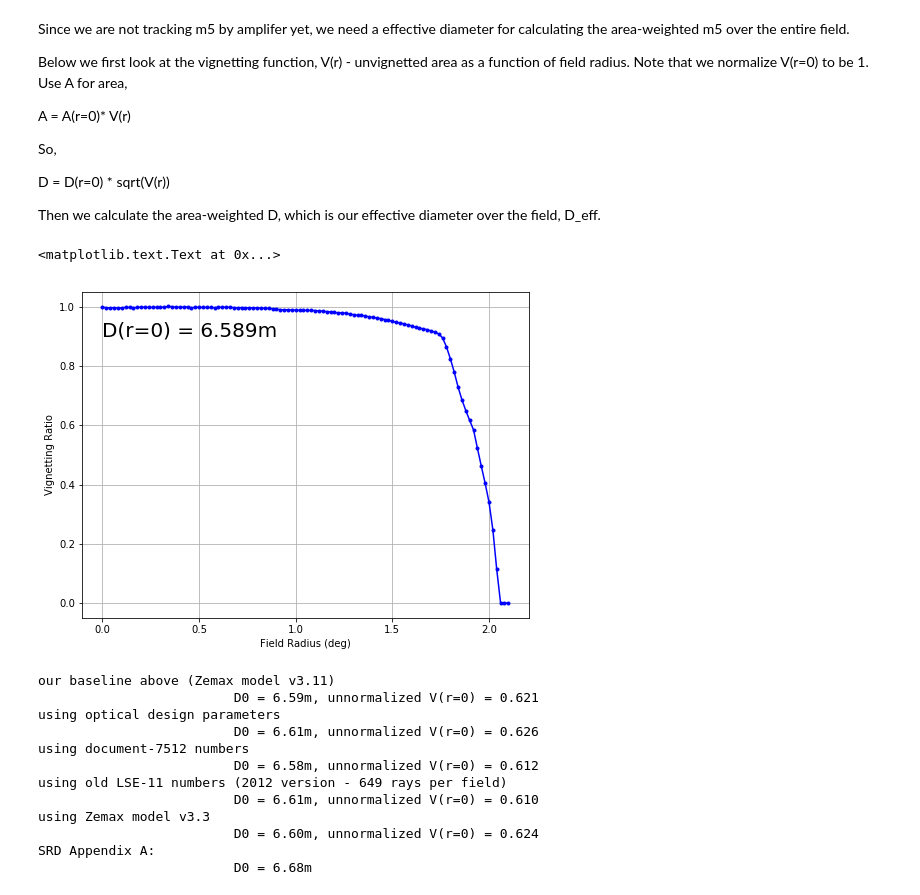
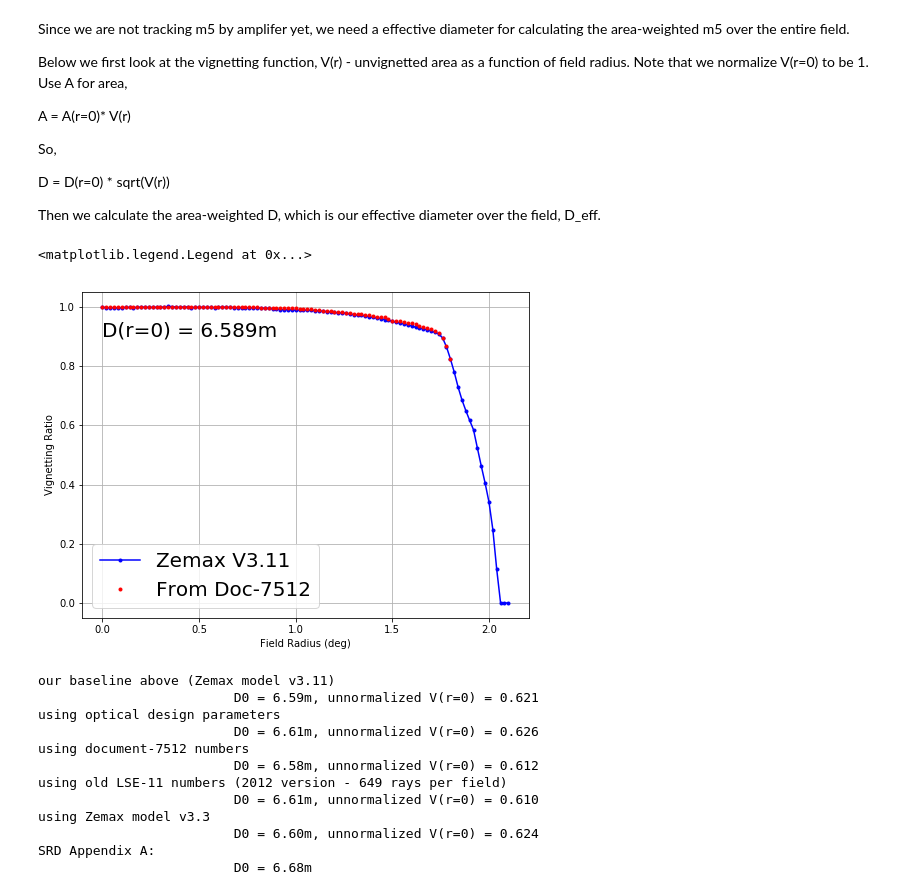
Before and after one commit to rhiannonlynne/f_factors, a Jupyter notebook: source/fS.ipynb, the cells around one changed output. Drawn from its saved outputs; the diff is of its cells as text; code cells hidden in the pictures.

```diff
--- a/source/fS.ipynb
+++ b/source/fS.ipynb
@@ -55,12 +55,16 @@ D0 = (M1D)*np.sqrt(v0)
 v = v/v0
 # %%
 fig1 = plt.figure(figsize=(8, 6))
-plt.plot(r, v,'-b.')
+plt.plot(r, v,'-b.', label='Zemax V3.11')
 plt.grid()
 plt.xlabel('Field Radius (deg)')
 plt.ylabel('Vignetting Ratio')
 plt.text(0, .9, 'D(r=0) = %.3fm'%D0, {'fontsize':20})
+
+aa = np.loadtxt(vfile0, skiprows=1)
+plt.plot(aa[:,0], aa[:,1]/aa[0,1], 'r.', label='From Doc-7512')
+plt.legend(fontsize = 20)
 # %% [output]
-<matplotlib.text.Text at 0x...>
+<matplotlib.legend.Legend at 0x...>
-[figure, old version]
+[figure, new version]
 # %%
```
Also changed, not shown: parts of 1 cell of this notebook.
